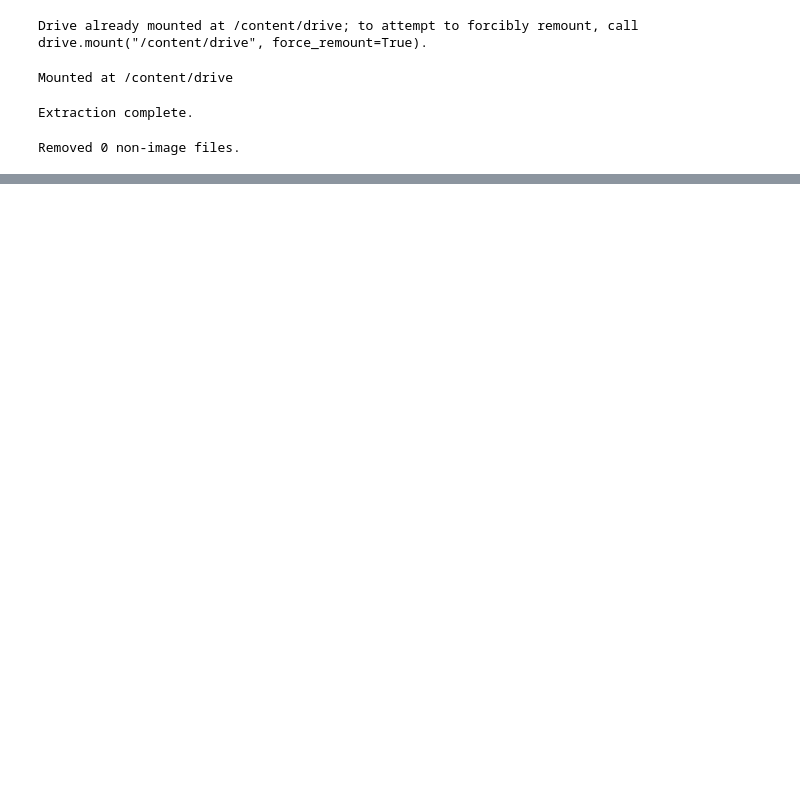
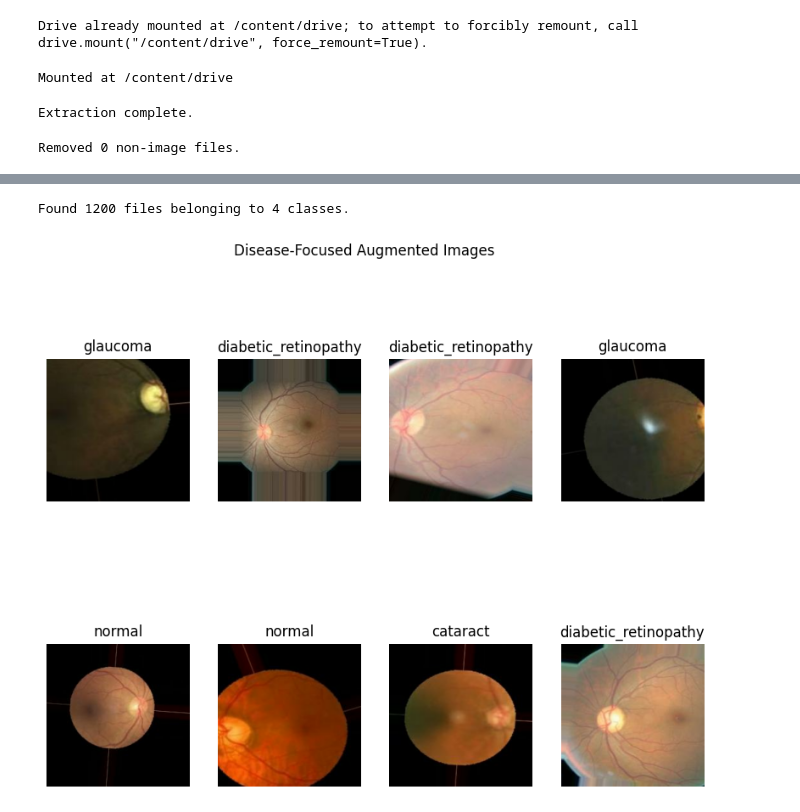
Before and after one commit to FrenitaFernandes/eye_disease_project, a Jupyter notebook: eye disease detection.ipynb, the cells around one changed output, grey strips where cells are left out. Drawn from its saved outputs; the diff is of its cells as text; code cells hidden in the pictures; blank space fills up the shorter version.

```diff
--- a/eye disease detection.ipynb
+++ b/eye disease detection.ipynb
@@ -365,19 +201,0 @@ Epoch 26/30
-# %%
-import os
-
-def count_images_per_class(folder):
-    class_counts = {}
-    for class_name in os.listdir(folder):
-        class_path = os.path.join(folder, class_name)
-        if os.path.isdir(class_path):
-            count = len(os.listdir(class_path))
-            class_counts[class_name] = count
-    return class_counts
-
-# Change this path to your training folder
-train_folder = '/content/eyeimage_split/train'
-class_counts = count_images_per_class(train_folder)
-
-print("Images per class in training set:")
-for class_name, count in class_counts.items():
-    print(f"{class_name}: {count}")
@@ -514,0 +321,20 @@ NameError: name 'mobilenetv3_model' is not defined
+# %%
+# Quick visualization
+import matplotlib.pyplot as plt
+
+aug_dataset = tf.keras.utils.image_dataset_from_directory(
+    '/content/augmented', image_size=(224, 224), batch_size=32, shuffle=True
+)
+
+plt.figure(figsize=(10, 8))
+for image_batch, label_batch in aug_dataset.take(1):
+    for i in range(8):
+        plt.subplot(2, 4, i+1)
+        plt.imshow(image_batch[i].numpy().astype("uint8"))
+        plt.title(aug_dataset.class_names[label_batch[i]])
+        plt.axis("off")
+plt.suptitle('Disease-Focused Augmented Images')
+plt.show()
+# %% [output]
+Found 1200 files belonging to 4 classes.
+[figure, added]
```
Also changed, not shown: parts of 31 cells of this notebook.
